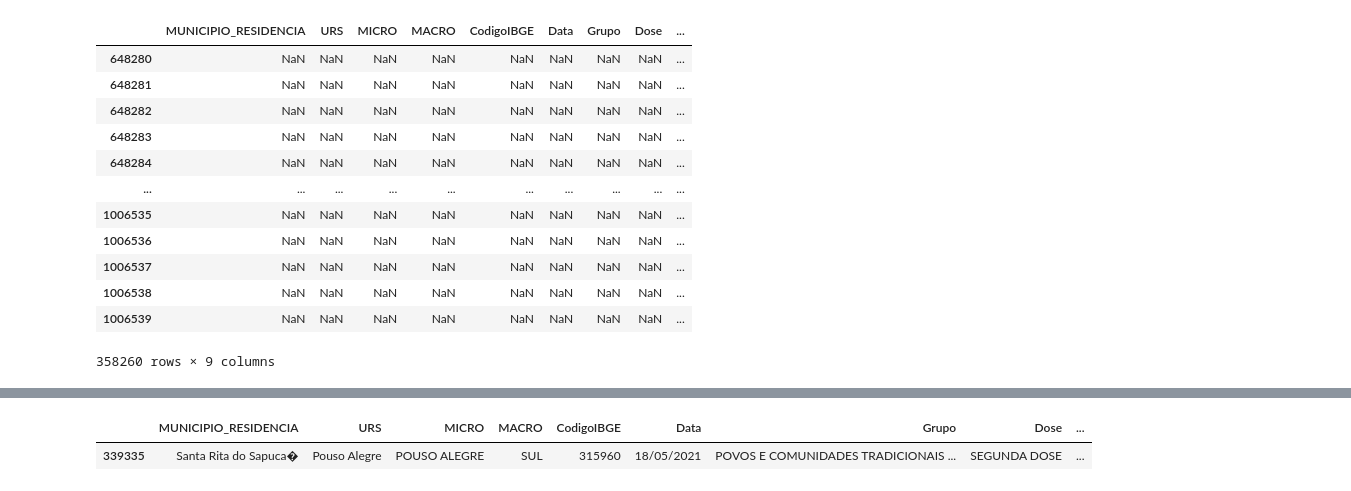
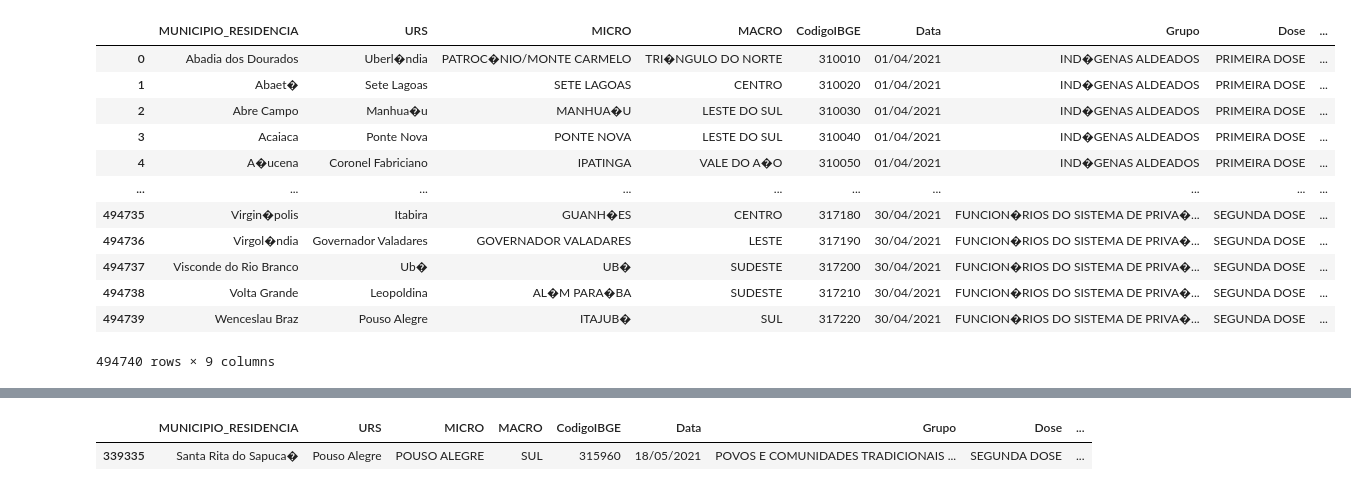
Before and after one commit to eduardagoulart/pandas_study, a Jupyter notebook: mini_curso/covid_vacinas.ipynb, the cells around one changed output, grey strips where cells are left out. Cells and saved outputs as stored; diff of their text form; code cells hidden in the pictures.

```diff
--- a/mini_curso/covid_vacinas.ipynb
+++ b/mini_curso/covid_vacinas.ipynb
@@ -3,6 +3,6 @@ import pandas as pd
 import seaborn as sns
 import matplotlib.pyplot as plt
 # %%
-after_april = pd.read_csv("./datasets/CSV_Vacinas_1106/CSV_Vacinas.csv", sep=';')
-april = pd.read_csv("./datasets/CSV_Vacinas_1106/CSV_Vacinas_Abril.csv", sep=';')
-trimester = pd.read_csv("./datasets/CSV_Vacinas_1106/CSV_Vacinas_1Trimeste.csv", sep=';', usecols=["MUNICIPIO_RESIDENCIA", "URS", "MICRO", "MACRO", "CodigoIBGE", "Data", "Grupo", "Dose", "Doses Aplicadas"])
+after_april = pd.read_parquet("./datasets/CSV_Vacinas_1106/CSV_Vacinas.parquet")
+april = pd.read_parquet("./datasets/CSV_Vacinas_1106/CSV_Vacinas_Abril.parquet")
+trimester = pd.read_parquet("./datasets/CSV_Vacinas_1106/CSV_Vacinas_1Trimeste.parquet")
@@ -42,16 +9,16 @@ array(['25/01/2021', '26/01/2021', '27/01/2021', '28/01/2021',
-# %%
-trimester.loc[trimester["Data"].isna()]
-# %% [output]
-|  | MUNICIPIO_RESIDENCIA | URS | MICRO | MACRO | CodigoIBGE | Data | Grupo | Dose | ... |
-| 648280 | NaN | NaN | NaN | NaN | NaN | NaN | NaN | NaN | ... |
-| 648281 | NaN | NaN | NaN | NaN | NaN | NaN | NaN | NaN | ... |
-| 648282 | NaN | NaN | NaN | NaN | NaN | NaN | NaN | NaN | ... |
-| 648283 | NaN | NaN | NaN | NaN | NaN | NaN | NaN | NaN | ... |
-| 648284 | NaN | NaN | NaN | NaN | NaN | NaN | NaN | NaN | ... |
-| ... | ... | ... | ... | ... | ... | ... | ... | ... | ... |
-| 1006535 | NaN | NaN | NaN | NaN | NaN | NaN | NaN | NaN | ... |
-| 1006536 | NaN | NaN | NaN | NaN | NaN | NaN | NaN | NaN | ... |
-| 1006537 | NaN | NaN | NaN | NaN | NaN | NaN | NaN | NaN | ... |
-| 1006538 | NaN | NaN | NaN | NaN | NaN | NaN | NaN | NaN | ... |
-| 1006539 | NaN | NaN | NaN | NaN | NaN | NaN | NaN | NaN | ... |
-358260 rows × 9 columns
+# %%
+april
+# %% [output]
+|  | MUNICIPIO_RESIDENCIA | URS | MICRO | MACRO | CodigoIBGE | Data | Grupo | Dose | ... |
+| 0 | Abadia dos Dourados | Uberl�ndia | PATROC�NIO/MONTE CARMELO | TRI�NGULO DO NORTE | 310010 | 01/04/2021 | IND�GENAS ALDEADOS | PRIMEIRA DOSE | ... |
+| 1 | Abaet� | Sete Lagoas | SETE LAGOAS | CENTRO | 310020 | 01/04/2021 | IND�GENAS ALDEADOS | PRIMEIRA DOSE | ... |
+| 2 | Abre Campo | Manhua�u | MANHUA�U | LESTE DO SUL | 310030 | 01/04/2021 | IND�GENAS ALDEADOS | PRIMEIRA DOSE | ... |
+| 3 | Acaiaca | Ponte Nova | PONTE NOVA | LESTE DO SUL | 310040 | 01/04/2021 | IND�GENAS ALDEADOS | PRIMEIRA DOSE | ... |
+| 4 | A�ucena | Coronel Fabriciano | IPATINGA | VALE DO A�O | 310050 | 01/04/2021 | IND�GENAS ALDEADOS | PRIMEIRA DOSE | ... |
+| ... | ... | ... | ... | ... | ... | ... | ... | ... | ... |
+| 494735 | Virgin�polis | Itabira | GUANH�ES | CENTRO | 317180 | 30/04/2021 | FUNCION�RIOS DO SISTEMA DE PRIVA�... | SEGUNDA DOSE | ... |
+| 494736 | Virgol�ndia | Governador Valadares | GOVERNADOR VALADARES | LESTE | 317190 | 30/04/2021 | FUNCION�RIOS DO SISTEMA DE PRIVA�... | SEGUNDA DOSE | ... |
+| 494737 | Visconde do Rio Branco | Ub� | UB� | SUDESTE | 317200 | 30/04/2021 | FUNCION�RIOS DO SISTEMA DE PRIVA�... | SEGUNDA DOSE | ... |
+| 494738 | Volta Grande | Leopoldina | AL�M PARA�BA | SUDESTE | 317210 | 30/04/2021 | FUNCION�RIOS DO SISTEMA DE PRIVA�... | SEGUNDA DOSE | ... |
+| 494739 | Wenceslau Braz | Pouso Alegre | ITAJUB� | SUL | 317220 | 30/04/2021 | FUNCION�RIOS DO SISTEMA DE PRIVA�... | SEGUNDA DOSE | ... |
+494740 rows × 9 columns
```
Also changed, not shown: parts of 30 cells of this notebook.
